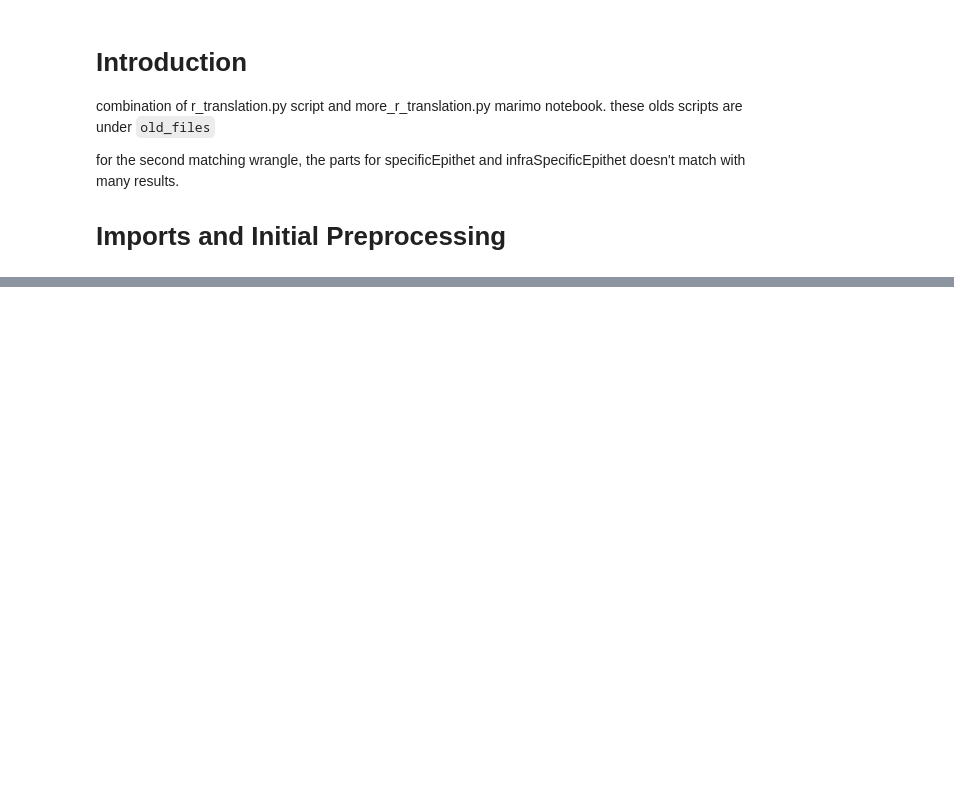
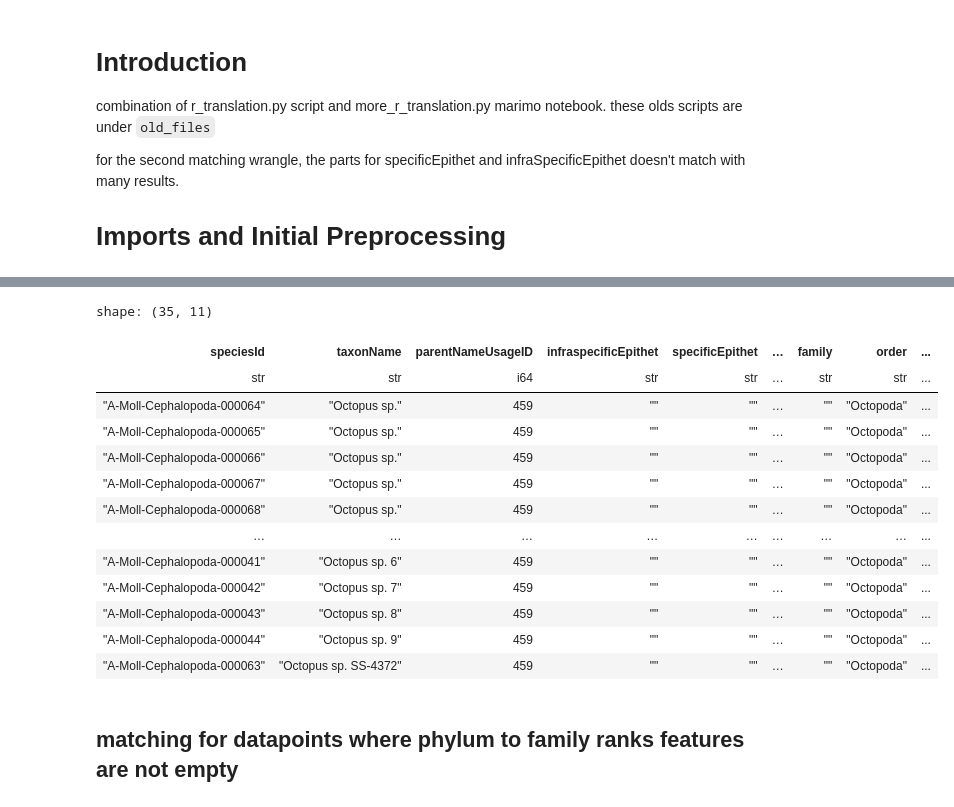
Before and after one commit to roberthobblebottom/lkcnhm_data_wrangling, a Jupyter notebook: __marimo__/bos_gbif_matching_marimo_notebook.ipynb, the cells around one changed output, grey strips where cells are left out. Drawn from its saved outputs; the diff is of its cells as text; code cells hidden in the pictures; blank space fills up the shorter version.

```diff
--- a/__marimo__/bos_gbif_matching_marimo_notebook.ipynb
+++ b/__marimo__/bos_gbif_matching_marimo_notebook.ipynb
@@ -170,3 +170,9 @@ taxon_ranked_only = (
         .otherwise(pl.col("infraspecificEpithet"))
     )
 )
+taxon_ranked_only = taxon_ranked_only.with_columns(
+    genus=pl.when(pl.col("genus").is_null())
+    .then("genericName")
+    .otherwise("genus")
+)
+taxon_ranked_only.select("genus").null_count().collect()
@@ -290,32 +291,0 @@ priority_columns = [
-# %%
-_schema = {
-    "feature_that_is_equal_to_canonicalName": pl.String,
-    "matches": pl.String,
-}
-_r = (repeated_accepted_taxons).collect()
-RAT_interim = pl.DataFrame(schema=_schema)
-for _col in priority_columns:
-    _canonical_names = (
-        _r.filter(pl.col("canonicalName") == pl.col(_col))
-        .select("canonicalName")
-        .unique()
-        .to_series()
-        .to_list()
-    )
-    if len(_canonical_names) != 0:
-        _row = pl.DataFrame(
-            data={
-                "feature_that_is_equal_to_canonicalName": _col,
-                "matches": _canonical_names,
-            },
-            schema=_schema,
-        )
-        RAT_interim = RAT_interim.vstack(_row)
-RAT_feats = (
-    RAT_interim.group_by("matches")
-    .agg(pl.col("feature_that_is_equal_to_canonicalName").str.join(", "))
-    .with_columns(
-        pl.col("feature_that_is_equal_to_canonicalName").str.split(", ")
-    )
-    .sort("feature_that_is_equal_to_canonicalName")
-)
@@ -679,0 +706,21 @@ _no_match.write_csv("no_match.csv")
+# %%
+match_on_order.select(
+    ["speciesId", "taxonName", "parentNameUsageID"] + priority_columns
+).sort("parentNameUsageID").filter(pl.col("parentNameUsageID") == 459)
+# %% [output]
+shape: (35, 11)
+| speciesId | taxonName | parentNameUsageID | infraspecificEpithet | specificEpithet | … | family | order | ... |
+| str | str | i64 | str | str | … | str | str | ... |
+| "A-Moll-Cephalopoda-000064" | "Octopus sp." | 459 | "" | "" | … | "" | "Octopoda" | ... |
+| "A-Moll-Cephalopoda-000065" | "Octopus sp." | 459 | "" | "" | … | "" | "Octopoda" | ... |
+| "A-Moll-Cephalopoda-000066" | "Octopus sp." | 459 | "" | "" | … | "" | "Octopoda" | ... |
+| "A-Moll-Cephalopoda-000067" | "Octopus sp." | 459 | "" | "" | … | "" | "Octopoda" | ... |
+| "A-Moll-Cephalopoda-000068" | "Octopus sp." | 459 | "" | "" | … | "" | "Octopoda" | ... |
+| … | … | … | … | … | … | … | … | ... |
+| "A-Moll-Cephalopoda-000041" | "Octopus sp. 6" | 459 | "" | "" | … | "" | "Octopoda" | ... |
+| "A-Moll-Cephalopoda-000042" | "Octopus sp. 7" | 459 | "" | "" | … | "" | "Octopoda" | ... |
+| "A-Moll-Cephalopoda-000043" | "Octopus sp. 8" | 459 | "" | "" | … | "" | "Octopoda" | ... |
+| "A-Moll-Cephalopoda-000044" | "Octopus sp. 9" | 459 | "" | "" | … | "" | "Octopoda" | ... |
+| "A-Moll-Cephalopoda-000063" | "Octopus sp. SS-4372" | 459 | "" | "" | … | "" | "Octopoda" | ... |
+# %% [markdown]
+## matching for datapoints where phylum to family ranks features are not empty
```
Also changed, not shown: parts of 53 cells of this notebook, 9 other files.
